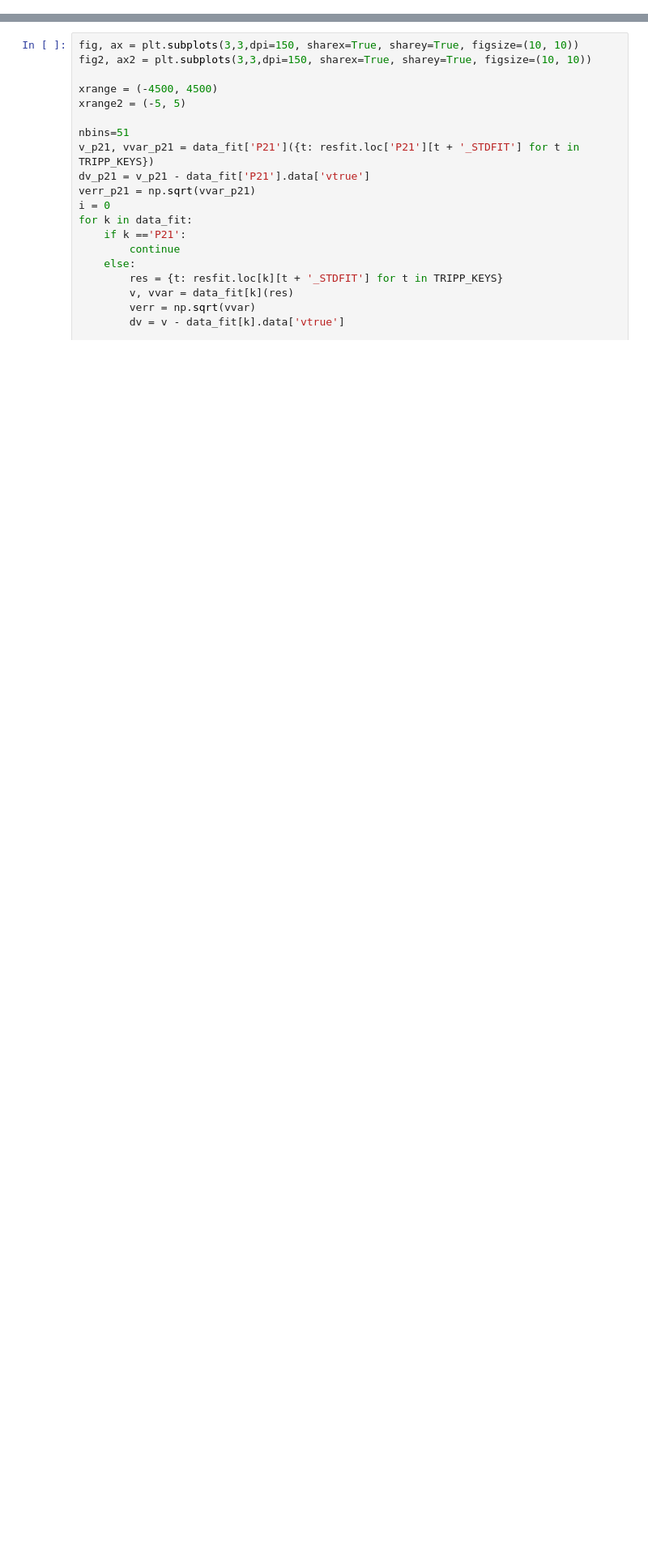
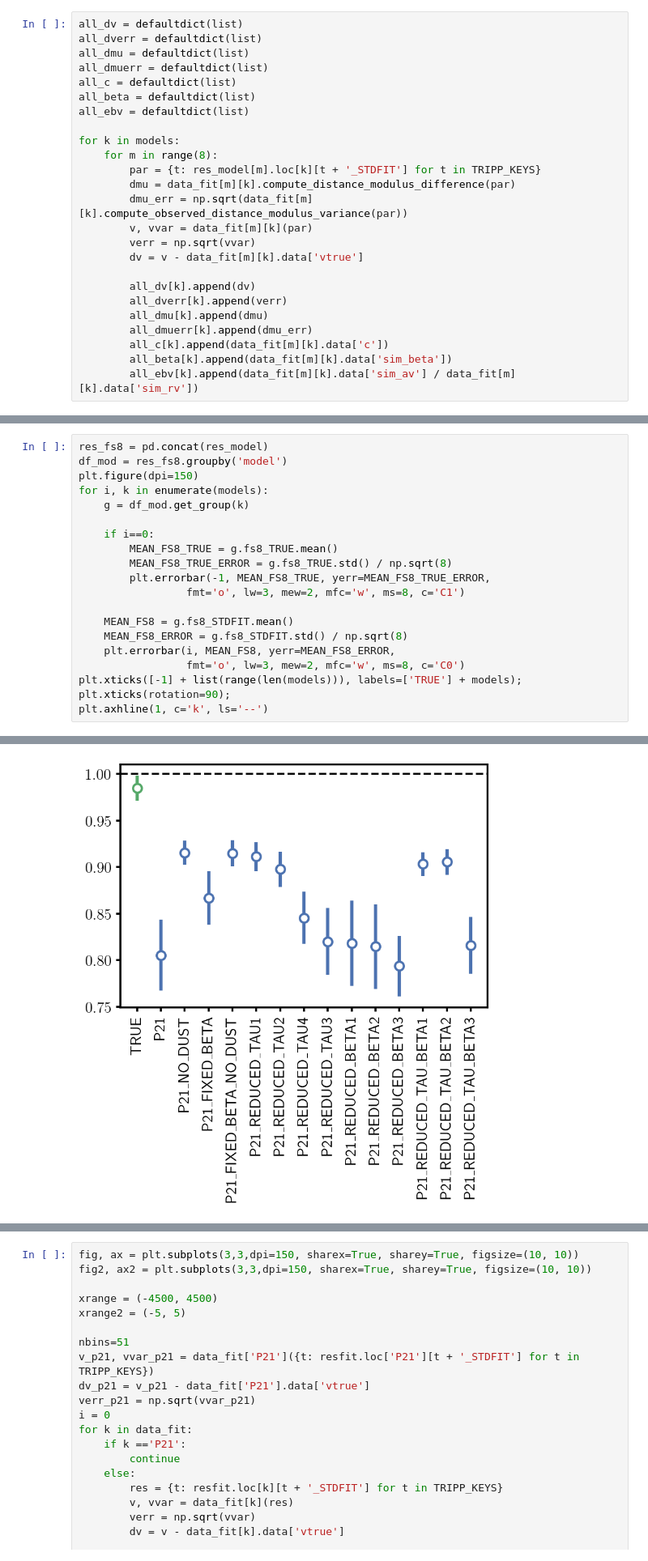
Before and after one commit to bastiencarreres/DESCPub00196, a Jupyter notebook: notebooks/referee_answer.ipynb, the cells around one changed output, grey strips where cells are left out. Shown at 81% size. Cells and saved outputs as stored; diff of their text form; blank space fills up the shorter version.

```diff
--- a/notebooks/referee_answer.ipynb
+++ b/notebooks/referee_answer.ipynb
@@ -245,0 +275,25 @@ plt.axvline(0, ls='--', c='k');
+# %%
+all_dv = defaultdict(list)
+all_dverr = defaultdict(list)
+all_dmu = defaultdict(list)
+all_dmuerr = defaultdict(list)
+all_c = defaultdict(list)
+all_beta = defaultdict(list)
+all_ebv = defaultdict(list)
+
+for k in models:
+    for m in range(8):
+        par = {t: res_model[m].loc[k][t + '_STDFIT'] for t in TRIPP_KEYS}
+        dmu = data_fit[m][k].compute_distance_modulus_difference(par)
+        dmu_err = np.sqrt(data_fit[m][k].compute_observed_distance_modulus_variance(par))
+        v, vvar = data_fit[m][k](par)
+        verr = np.sqrt(vvar)
+        dv = v - data_fit[m][k].data['vtrue']
+
+        all_dv[k].append(dv)
+        all_dverr[k].append(verr)
+        all_dmu[k].append(dmu)
+        all_dmuerr[k].append(dmu_err)
+        all_c[k].append(data_fit[m][k].data['c'])
+        all_beta[k].append(data_fit[m][k].data['sim_beta'])
+        all_ebv[k].append(data_fit[m][k].data['sim_av'] / data_fit[m][k].data['sim_rv'])
@@ -275,0 +571,21 @@ xth = np.linspace(-5, 5, 1000)
+# %%
+res_fs8 = pd.concat(res_model)
+df_mod = res_fs8.groupby('model')
+plt.figure(dpi=150)
+for i, k in enumerate(models):
+    g = df_mod.get_group(k)
+
+    if i==0:
+        MEAN_FS8_TRUE = g.fs8_TRUE.mean()
+        MEAN_FS8_TRUE_ERROR = g.fs8_TRUE.std() / np.sqrt(8)
+        plt.errorbar(-1, MEAN_FS8_TRUE, yerr=MEAN_FS8_TRUE_ERROR,
+                 fmt='o', lw=3, mew=2, mfc='w', ms=8, c='C1')
+
+    MEAN_FS8 = g.fs8_STDFIT.mean()
+    MEAN_FS8_ERROR = g.fs8_STDFIT.std() / np.sqrt(8)
+    plt.errorbar(i, MEAN_FS8, yerr=MEAN_FS8_ERROR,
+                 fmt='o', lw=3, mew=2, mfc='w', ms=8, c='C0')
+plt.xticks([-1] + list(range(len(models))), labels=['TRUE'] + models);
+plt.xticks(rotation=90);
+plt.axhline(1, c='k', ls='--')
+# %% [output]
@@ -275,0 +593 @@ xth = np.linspace(-5, 5, 1000)
+[figure, added]
```
Also changed, not shown: parts of 22 cells of this notebook, 2 other files.
